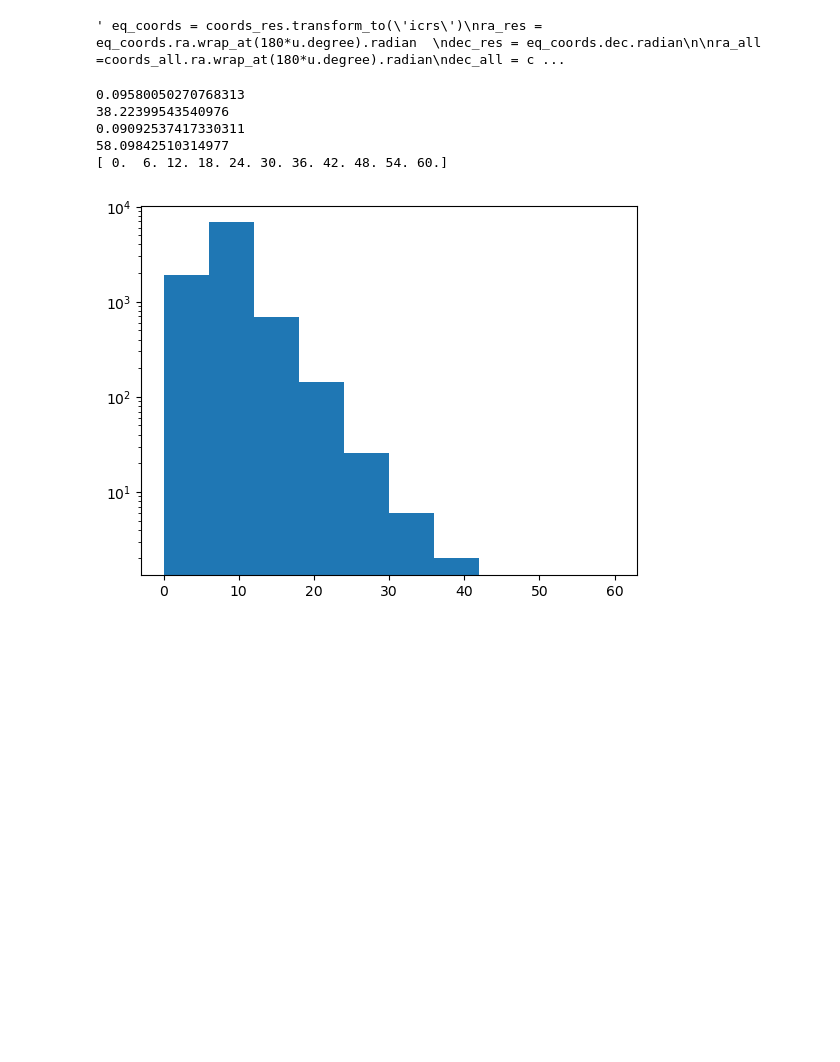
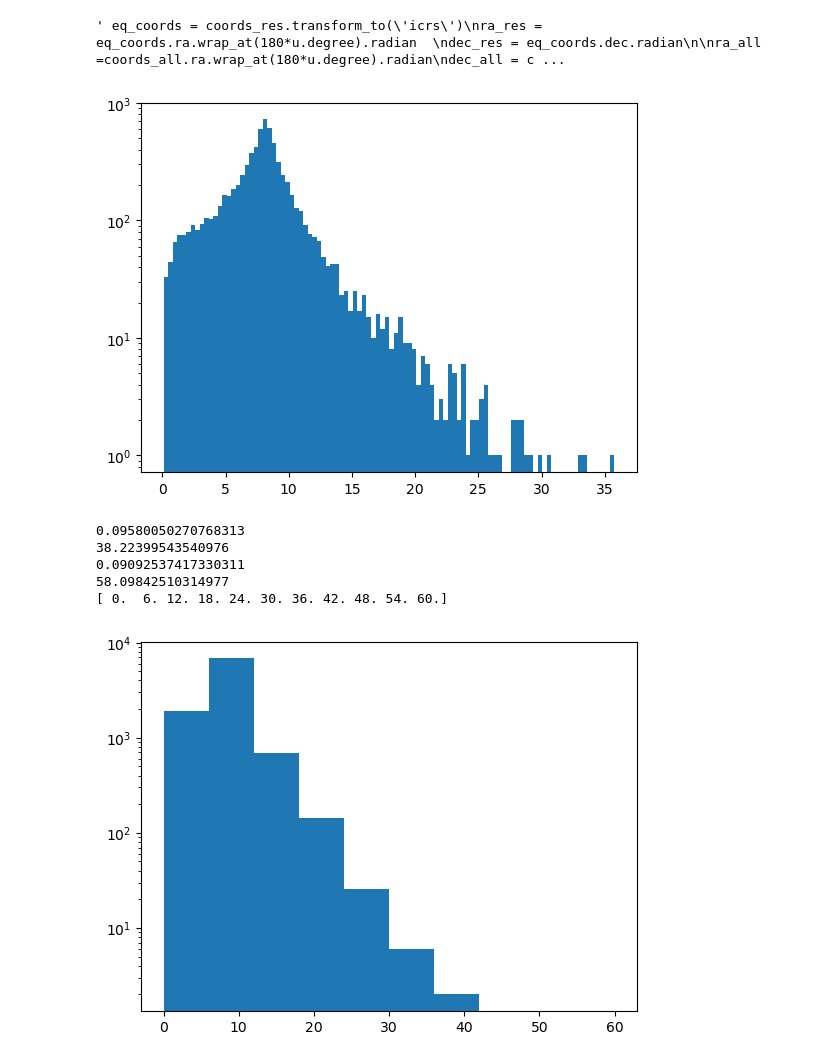
Before and after one commit to aacravi/snr-calculation, a Jupyter notebook: sky_plots.ipynb, the cells around one changed output. Cells and saved outputs as stored; diff of their text form; code cells hidden in the pictures; blank space fills up the shorter version.

```diff
--- a/sky_plots.ipynb
+++ b/sky_plots.ipynb
@@ -225,6 +241,11 @@ ax.yaxis.set_major_formatter(NullFormatter())
 plt.show() """
 # %% [output]
 ' eq_coords = coords_res.transform_to(\'icrs\')\nra_res = eq_coords.ra.wrap_at(180*u.degree).radian  \ndec_res = eq_coords.dec.radian\n\nra_all =coords_all.ra.wrap_at(180*u.degree).radian\ndec_all = c ...
+# %%
+plt.hist(dist_res*1000, bins=100)
+plt.yscale('log')
+# %% [output]
+[figure, added]
 # %%
 print(dist_res.min()*1000)
 print(dist_res.max()*1000)
```
Also changed, not shown: parts of 29 cells of this notebook, 3 other files.
